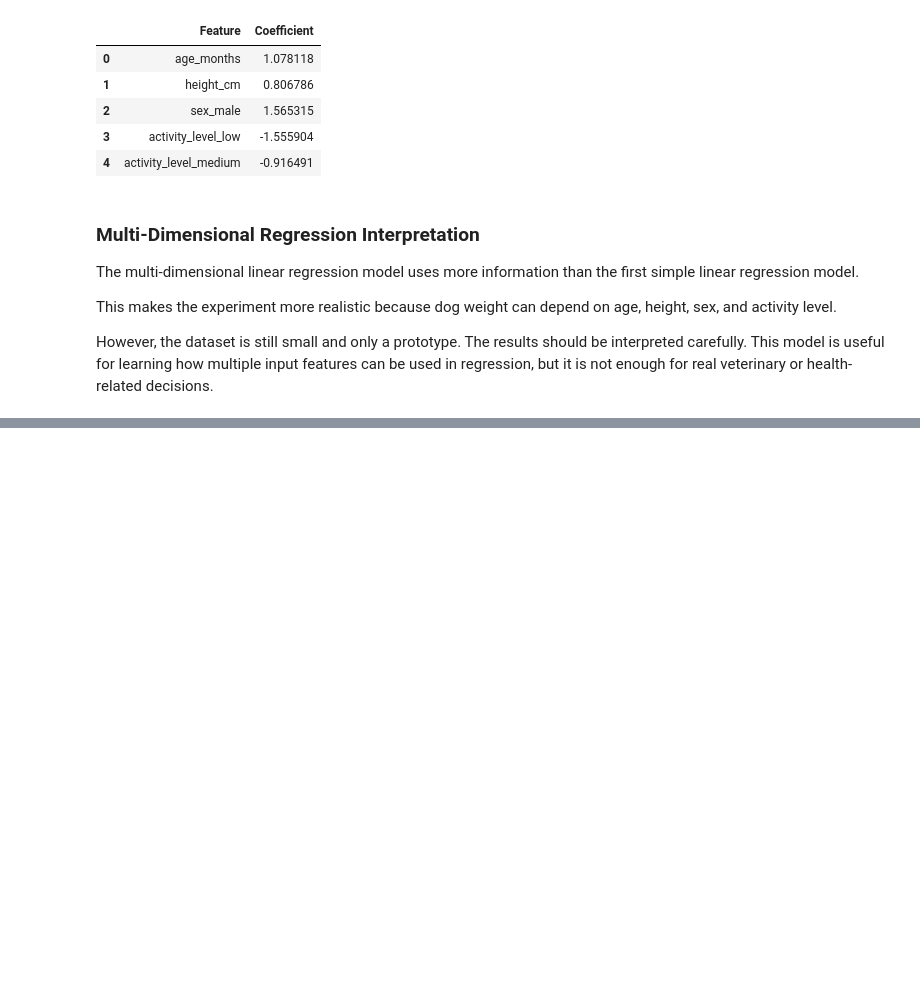
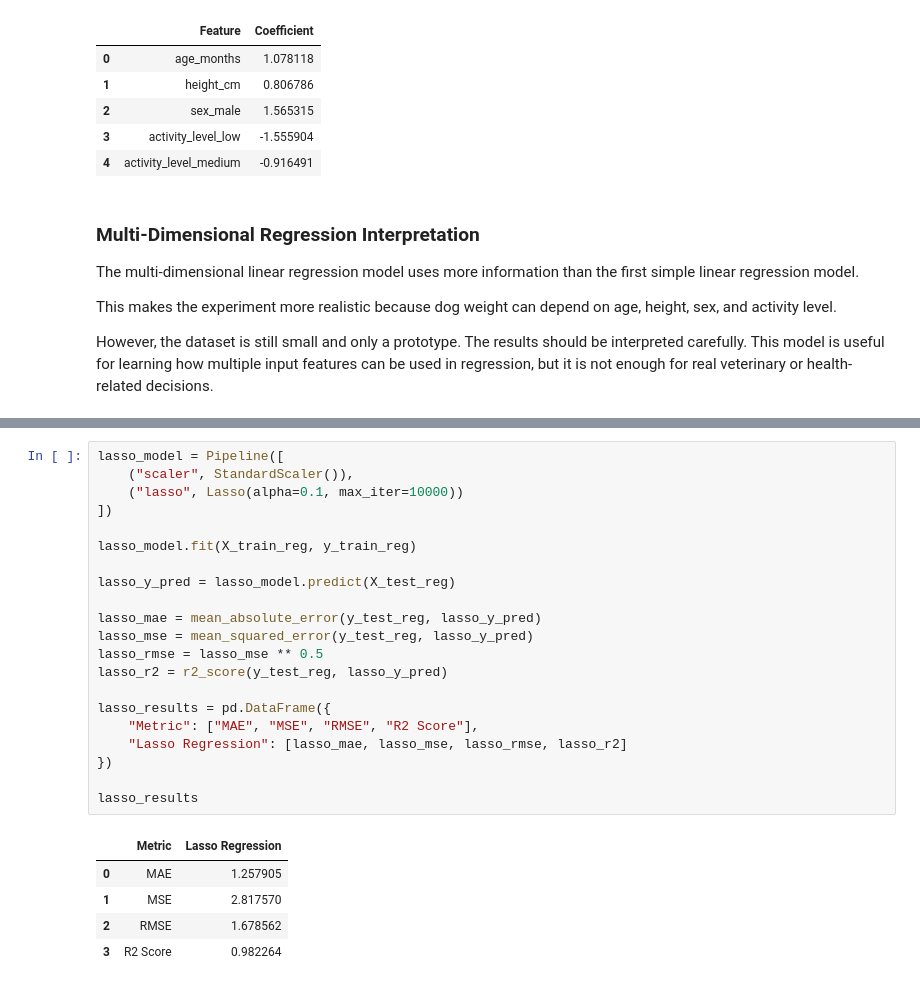
Before and after one commit to SATananov/cane-corso-growth-intelligence, a Jupyter notebook: notebooks/01_linear_regression_growth_prediction.ipynb, the cells around one changed output, grey strips where cells are left out. Drawn from its saved outputs; the diff is of its cells as text; blank space fills up the shorter version.

```diff
--- a/notebooks/01_linear_regression_growth_prediction.ipynb
+++ b/notebooks/01_linear_regression_growth_prediction.ipynb
@@ -463,0 +531,27 @@ However, the dataset is still small and only a prototype. The results should be
+# %%
+lasso_model = Pipeline([
+    ("scaler", StandardScaler()),
+    ("lasso", Lasso(alpha=0.1, max_iter=10000))
+])
+
+lasso_model.fit(X_train_reg, y_train_reg)
+
+lasso_y_pred = lasso_model.predict(X_test_reg)
+
+lasso_mae = mean_absolute_error(y_test_reg, lasso_y_pred)
+lasso_mse = mean_squared_error(y_test_reg, lasso_y_pred)
+lasso_rmse = lasso_mse ** 0.5
+lasso_r2 = r2_score(y_test_reg, lasso_y_pred)
+
+lasso_results = pd.DataFrame({
+    "Metric": ["MAE", "MSE", "RMSE", "R2 Score"],
+    "Lasso Regression": [lasso_mae, lasso_mse, lasso_rmse, lasso_r2]
+})
+
+lasso_results
+# %% [output]
+|  | Metric | Lasso Regression |
+| 0 | MAE | 1.257905 |
+| 1 | MSE | 2.817570 |
+| 2 | RMSE | 1.678562 |
+| 3 | R2 Score | 0.982264 |
```
Also changed, not shown: parts of 6 cells of this notebook.
